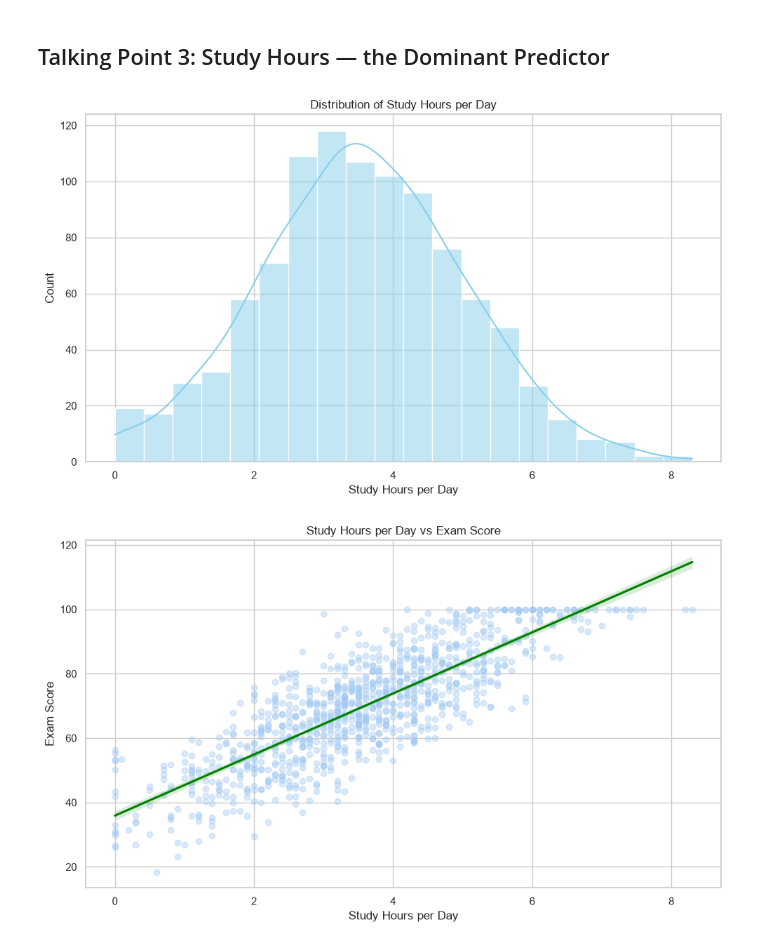
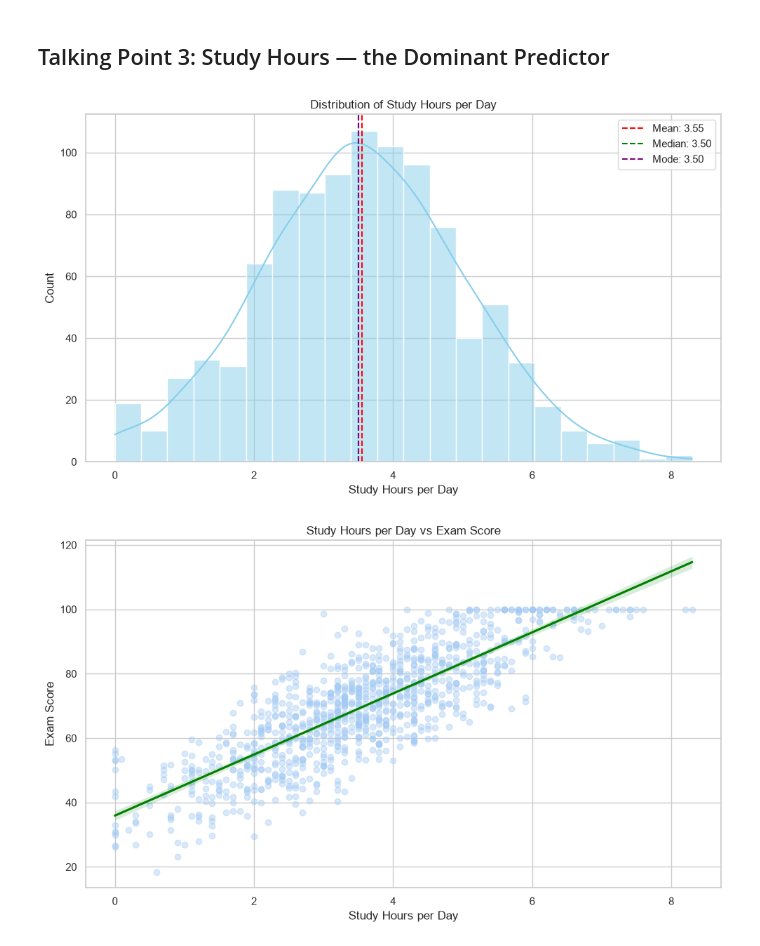
Before and after one commit to LeoRochaM2/data-exploration-and-visualization-student-habits, a Jupyter notebook: exploration.ipynb, the cells around one changed output. Drawn from its saved outputs; the diff is of its cells as text; code cells hidden in the pictures.

Commit message:
Add mean/median/mode lines to study hours histogram

```diff
--- a/exploration.ipynb
+++ b/exploration.ipynb
@@ -305,16 +305,26 @@ plt.show()
 # %% [markdown]
 ## Talking Point 3: Study Hours — the Dominant Predictor
 # %%
-# Check distribution of study_hours_per_day
+# Check distribution shape of study_hours_per_day, with mean, median, and mode marked
 plt.figure(figsize=(10,6))
-sns.histplot(df_clean['study_hours_per_day'], kde=True, bins=20, color='skyblue')
+sns.histplot(df_clean['study_hours_per_day'], kde=True, color='skyblue')
+
+mean_val = df_clean['study_hours_per_day'].mean()
+median_val = df_clean['study_hours_per_day'].median()
+mode_val = df_clean['study_hours_per_day'].mode()[0]
+
+plt.axvline(mean_val, color='red', linestyle='--', label=f'Mean: {mean_val:.2f}')
+plt.axvline(median_val, color='green', linestyle='--', label=f'Median: {median_val:.2f}')
+plt.axvline(mode_val, color='purple', linestyle='--', label=f'Mode: {mode_val:.2f}')
+
 plt.title('Distribution of Study Hours per Day')
 plt.xlabel('Study Hours per Day')
 plt.ylabel('Count')
+plt.legend()
 plt.tight_layout()
 plt.show()
 # %% [output]
-[figure, old version]
+[figure, new version]
 # %%
 # Check relationship between study hours and exam score
 plt.figure(figsize=(10,6))
```
